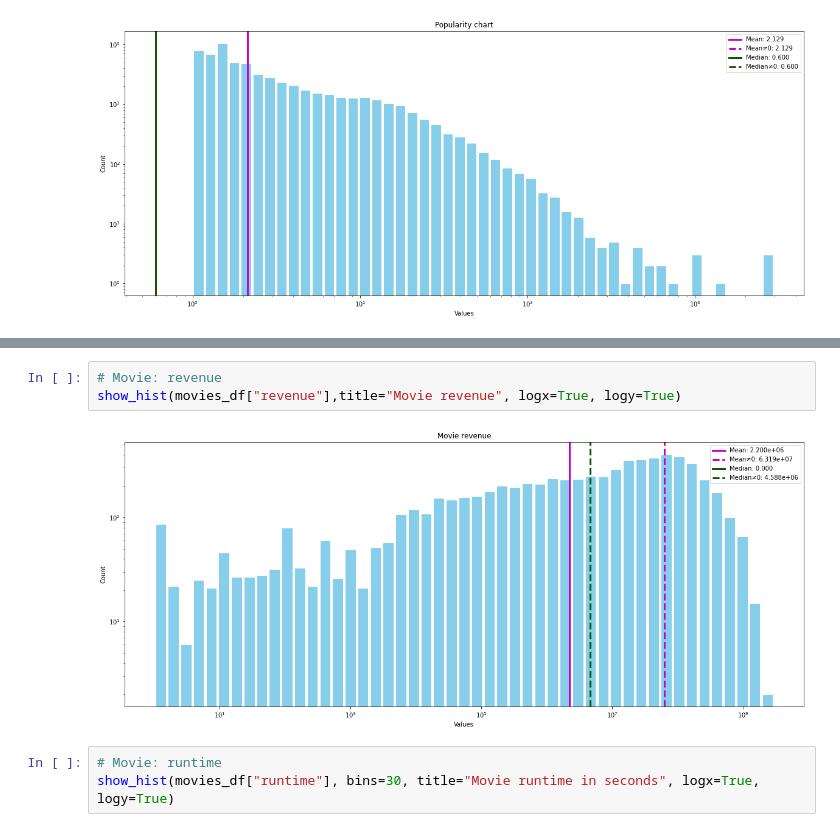
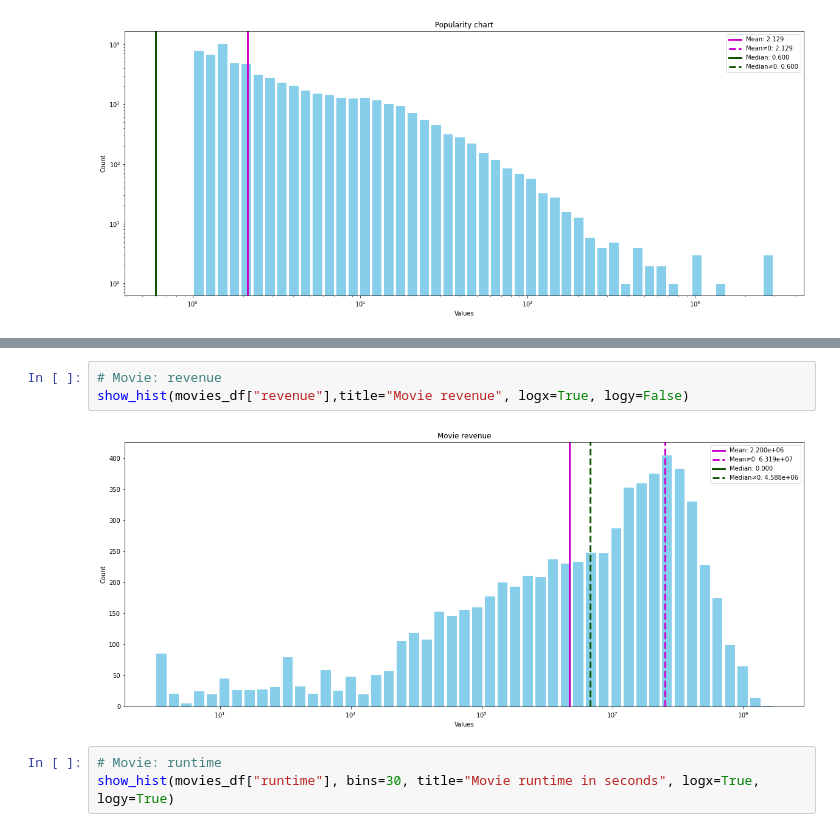
Before and after one commit to Simo067m/ComSocSci-Assignments, a Jupyter notebook: project/data_analysis.ipynb, the cells around one changed output, grey strips where cells are left out. Drawn from its saved outputs; the diff is of its cells as text.

```diff
--- a/project/data_analysis.ipynb
+++ b/project/data_analysis.ipynb
@@ -240,9 +221,9 @@ movies_df["release_date"].map(lambda dd: dd.split("-")[0]).value_counts()
 Name: release_date, dtype: int64
 # %%
 # Movie: revenue
-show_hist(movies_df["revenue"],title="Movie revenue", logx=True, logy=True)
+show_hist(movies_df["revenue"],title="Movie revenue", logx=True, logy=False)
 # %% [output]
-[figure, old version]
+[figure, new version]
 # %%
 # Movie: runtime
 show_hist(movies_df["runtime"], bins=30, title="Movie runtime in seconds", logx=True, logy=True)
```
Also changed, not shown: parts of 24 cells of this notebook, 10 other files.
